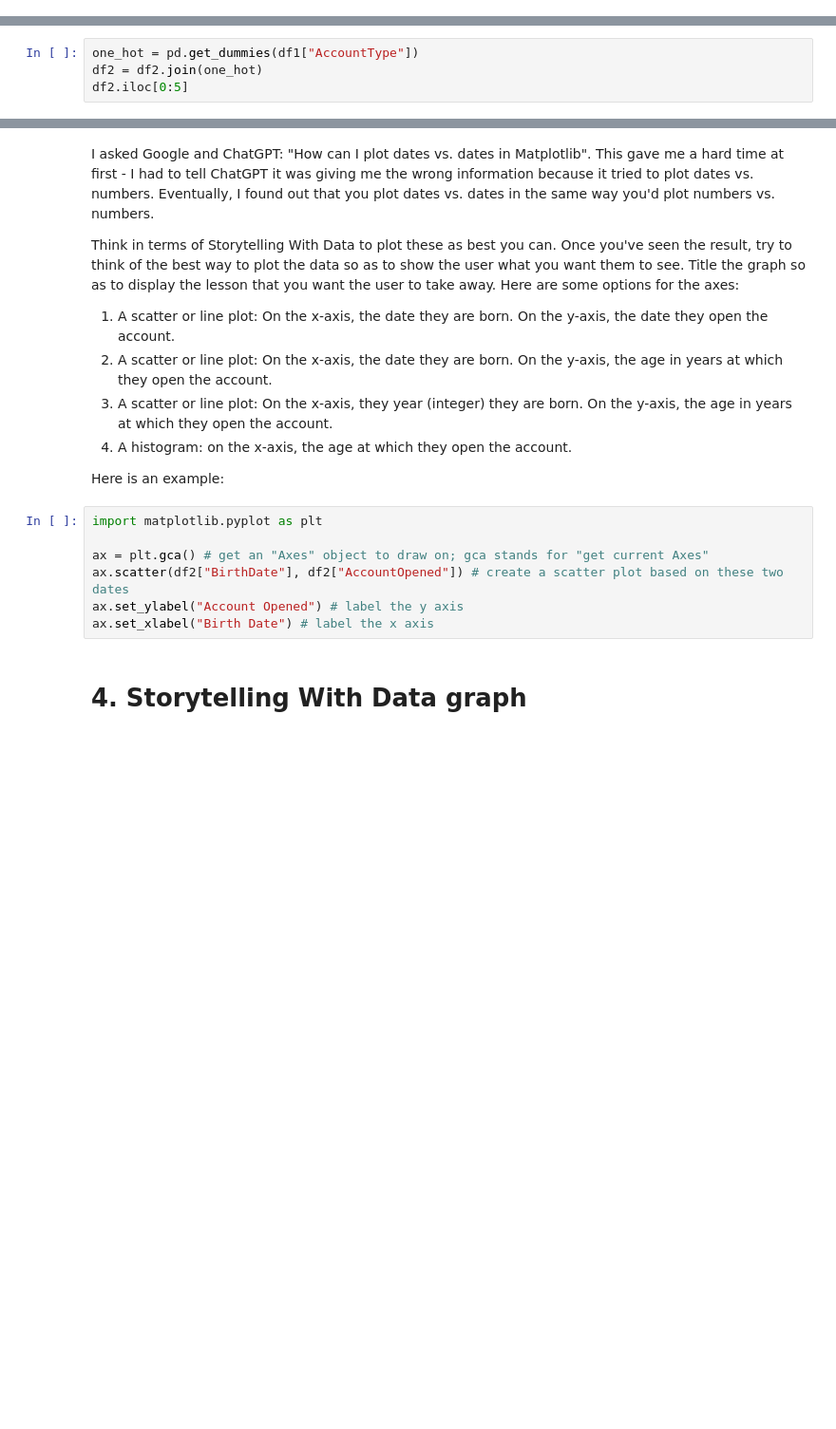
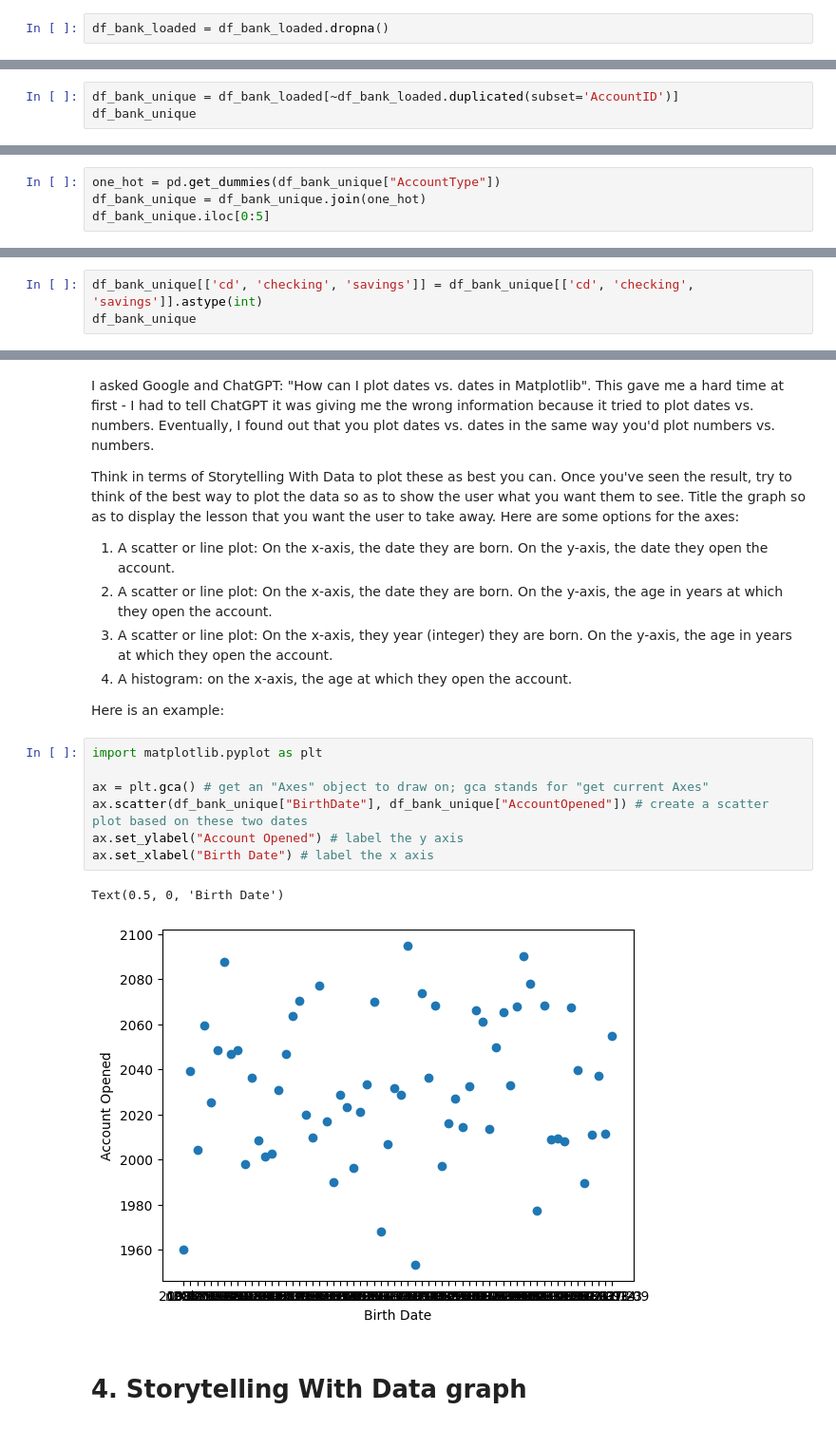
Before and after one commit to makenna-e/bu-cds-dx699s-summer-2025-assignments, a Jupyter notebook: OMDS-ModB2-Week1-Ehrlich-Makenna.ipynb, the cells around one changed output, grey strips where cells are left out. Shown at 95% size. Saved outputs shown, nothing was run; the diff lists cells and outputs as text; blank space fills up the shorter version.

```diff
--- a/OMDS-ModB2-Week1-Ehrlich-Makenna.ipynb
+++ b/OMDS-ModB2-Week1-Ehrlich-Makenna.ipynb
@@ -231,0 +310,2 @@ Suggested Google search or ChatGPT prompt: "how do I fill in null values in a pa
+# %%
+df_bank_loaded = df_bank_loaded.dropna()
@@ -278,3 +435,6 @@ https://www.geeksforgeeks.org/how-to-count-distinct-values-of-a-pandas-dataframe
 7. Remove the duplicate AccountIDs so that each AccountID appears only once.
 
 This will involve using data.duplicated() but this time without keep = False.  We don't want to drop all duplicates; we want to leave one example of each value.
+# %%
+df_bank_unique = df_bank_loaded[~df_bank_loaded.duplicated(subset='AccountID')]
+df_bank_unique
@@ -286,6 +472,6 @@ Suggested Google search or ChatGPT prompt: "how can I find out the mean, median,
 # %% [markdown]
 9. One-hot encode the AccountType column.  This means creating a new "checking," "savings", and "cd" columns so that you can run machine learning algorithms.
 # %%
-one_hot = pd.get_dummies(df1["AccountType"])
-df2 = df2.join(one_hot)
-df2.iloc[0:5]
+one_hot = pd.get_dummies(df_bank_unique["AccountType"])
+df_bank_unique = df_bank_unique.join(one_hot)
+df_bank_unique.iloc[0:5]
@@ -292,2 +485,5 @@ df2.iloc[0:5]
 # %% [markdown]
 Now, change the cd, checking, and savings columns into integers.
+# %%
+df_bank_unique[['cd', 'checking', 'savings']] = df_bank_unique[['cd', 'checking', 'savings']].astype(int)
+df_bank_unique
@@ -322,10 +537,13 @@ Here is an example:
 # %%
 import matplotlib.pyplot as plt
 
 ax = plt.gca() # get an "Axes" object to draw on; gca stands for "get current Axes"
-ax.scatter(df2["BirthDate"], df2["AccountOpened"]) # create a scatter plot based on these two dates
+ax.scatter(df_bank_unique["BirthDate"], df_bank_unique["AccountOpened"]) # create a scatter plot based on these two dates
 ax.set_ylabel("Account Opened") # label the y axis
 ax.set_xlabel("Birth Date") # label the x axis
+# %% [output]
+Text(0.5, 0, 'Birth Date')
+[figure, added]
 # %% [markdown]
 # 4. Storytelling With Data graph
 # %% [markdown]
```
Also changed, not shown: parts of 18 cells of this notebook.
